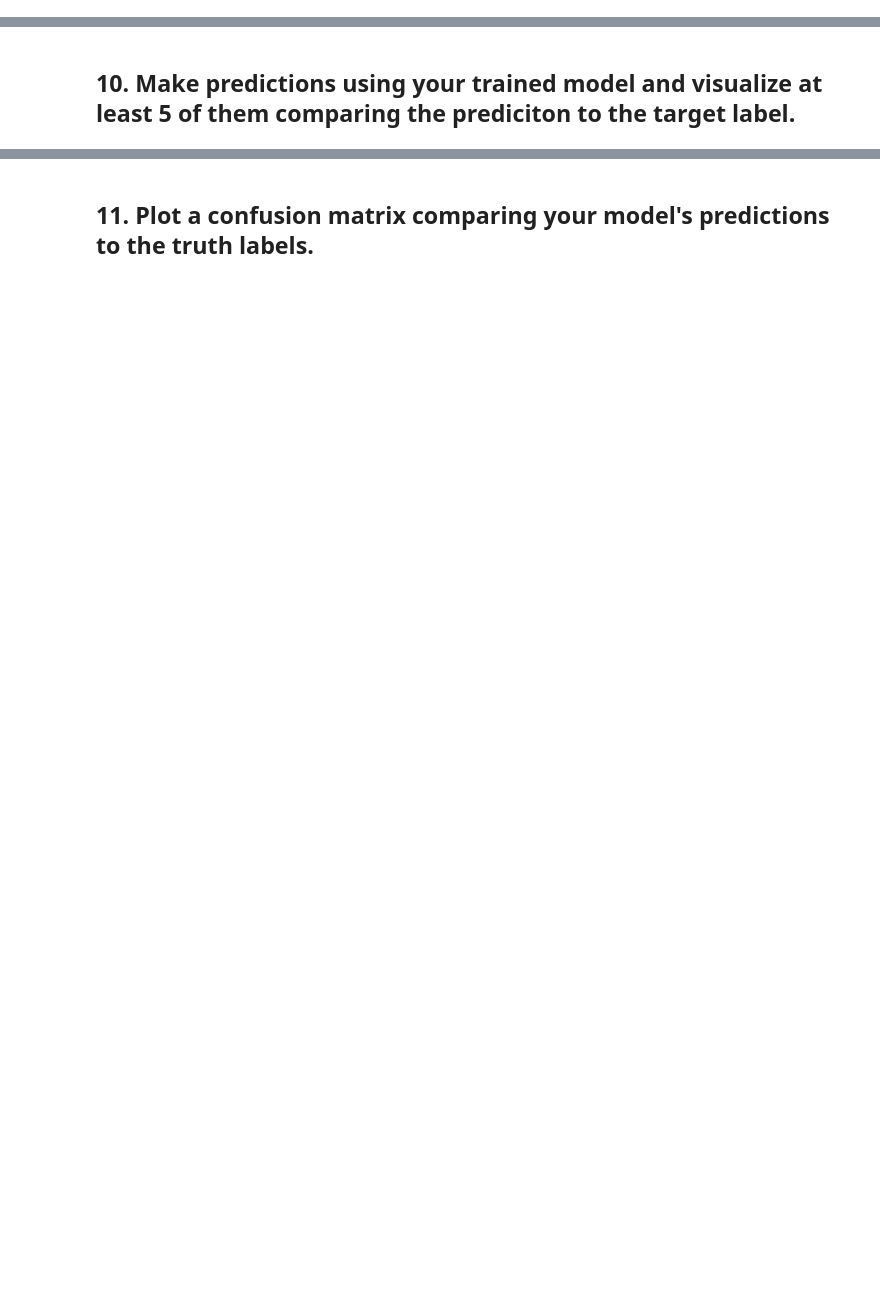
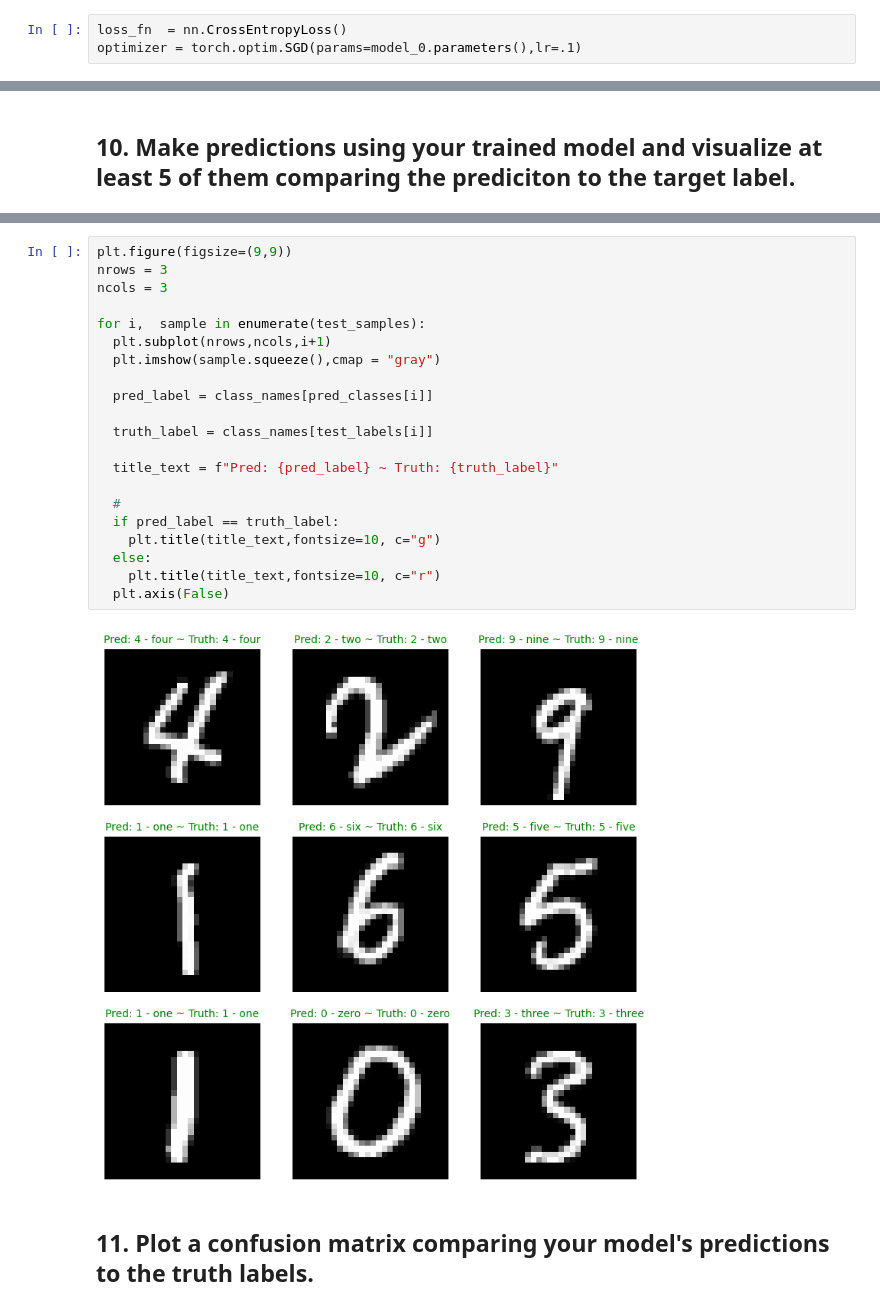
Before and after one commit to ErnCharles/ml_opne, a Jupyter notebook: extras/exercises/03_pytorch_computer_vision_exercises.ipynb, the cells around one changed output, grey strips where cells are left out. Saved outputs shown, nothing was run; the diff lists cells and outputs as text; blank space fills up the shorter version.

```diff
--- a/extras/exercises/03_pytorch_computer_vision_exercises.ipynb
+++ b/extras/exercises/03_pytorch_computer_vision_exercises.ipynb
@@ -82,2 +323,5 @@ for i in range(1, rows*cols+1):
+# %%
+loss_fn  = nn.CrossEntropyLoss()
+optimizer = torch.optim.SGD(params=model_0.parameters(),lr=.1)
 # %% [markdown]
 ## 9. Train the model you built in exercise 8. for 5 epochs on CPU and GPU and see how long it takes on each.
@@ -86,2 +429,25 @@ for i in range(1, rows*cols+1):
+# %%
+plt.figure(figsize=(9,9))
+nrows = 3
+ncols = 3
+
+for i,  sample in enumerate(test_samples):
+  plt.subplot(nrows,ncols,i+1)
+  plt.imshow(sample.squeeze(),cmap = "gray")
+
+  pred_label = class_names[pred_classes[i]]
+
+  truth_label = class_names[test_labels[i]]
+
+  title_text = f"Pred: {pred_label} ~ Truth: {truth_label}"
+
+  #
+  if pred_label == truth_label:
+    plt.title(title_text,fontsize=10, c="g")
+  else:
+    plt.title(title_text,fontsize=10, c="r")
+  plt.axis(False)
+# %% [output]
+[figure, added]
 # %% [markdown]
 ## 11. Plot a confusion matrix comparing your model's predictions to the truth labels.
```
Also changed, not shown: parts of 32 cells of this notebook.
